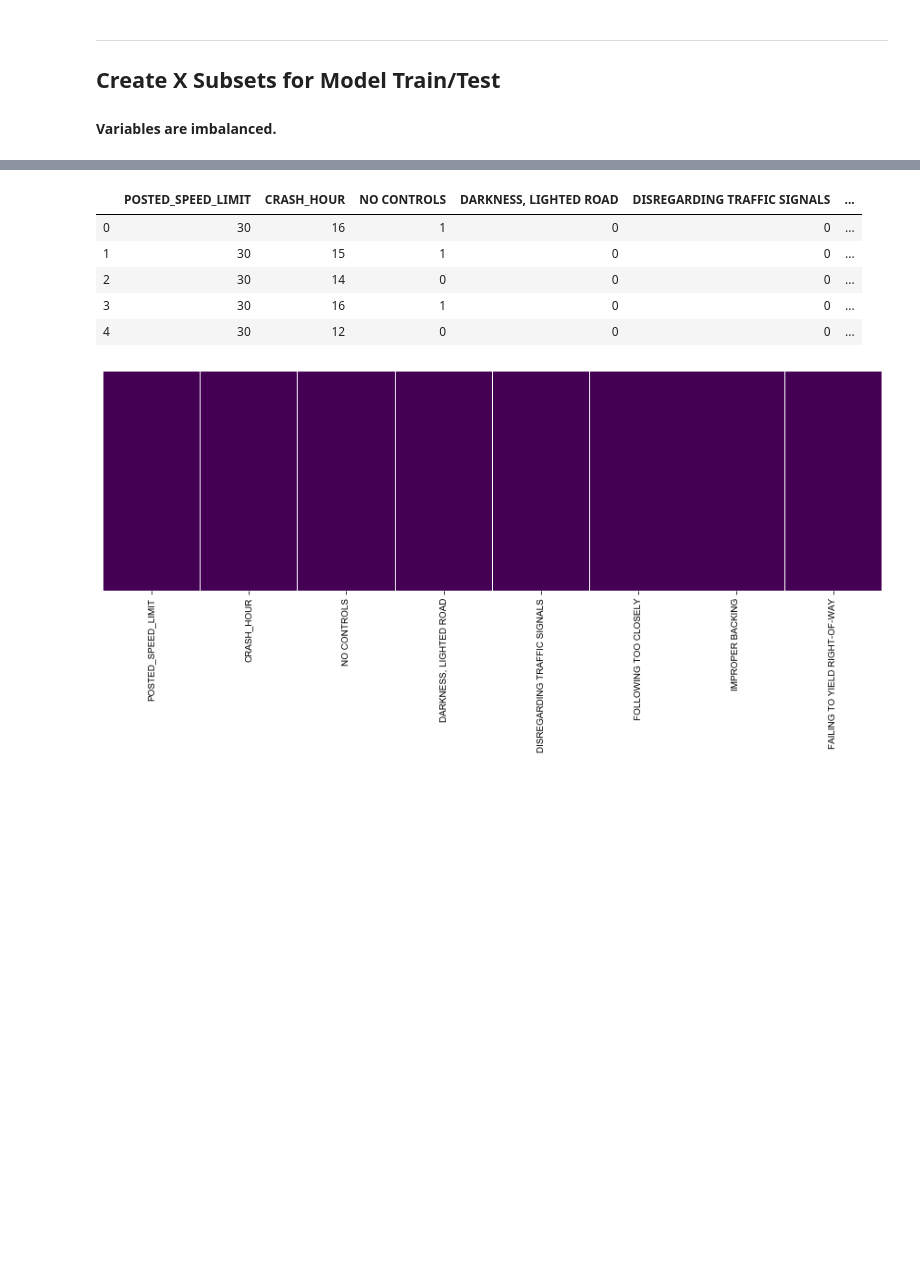
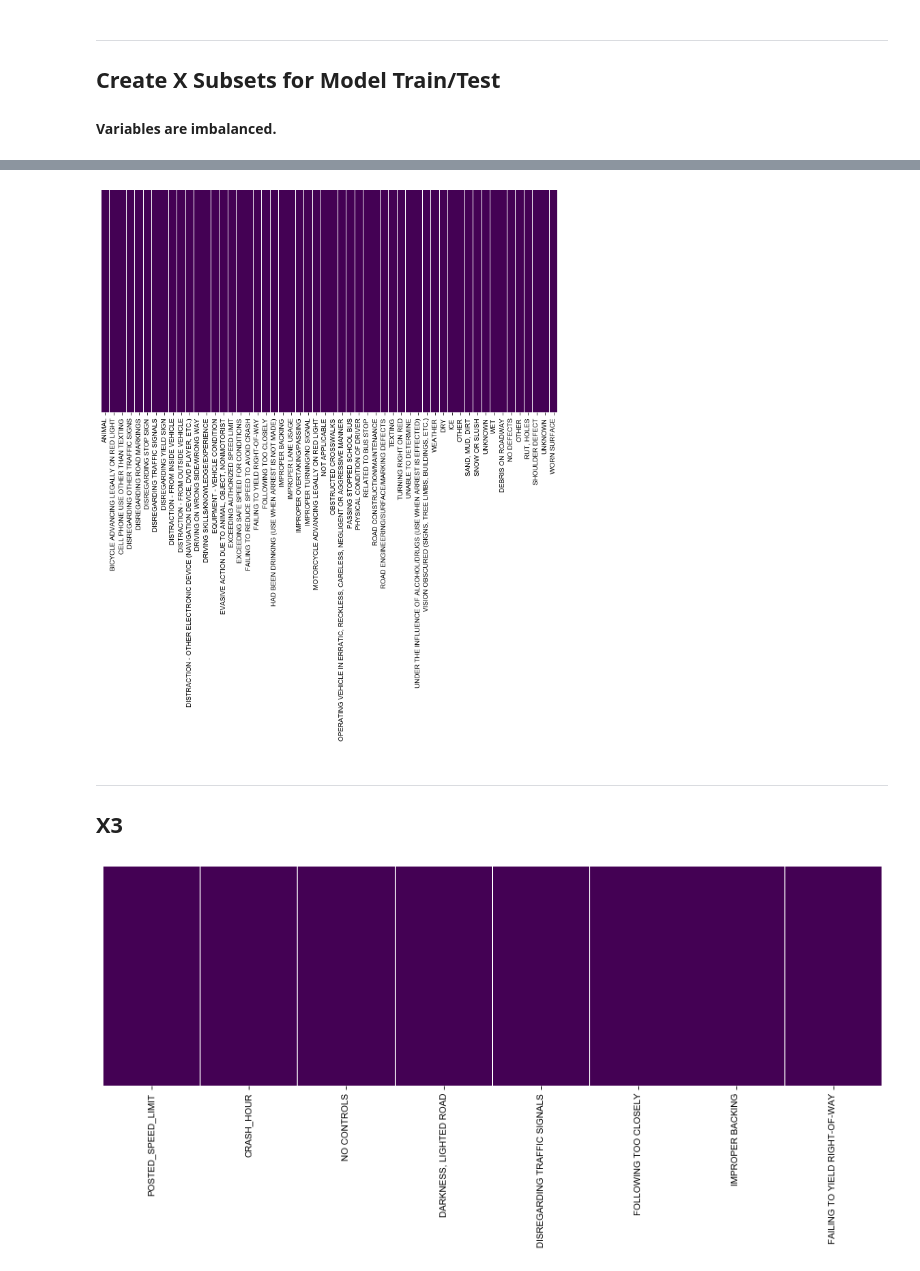
Before and after one commit to Morgan-Sell/chi-traffic-accidents, a Jupyter notebook: chi-transport-v2.ipynb, the cells around one changed output, grey strips where cells are left out. Drawn from its saved outputs; the diff is of its cells as text; code cells hidden in the pictures; blank space fills up the shorter version.

```diff
--- a/chi-transport-v2.ipynb
+++ b/chi-transport-v2.ipynb
@@ -432,5 +434,5 @@ X_2 = accidents2[['PRIM_CONTRIBUTORY_CAUSE','ROADWAY_SURFACE_COND','ROAD_DEFECT'
 prime_cause = pd.get_dummies(accidents2['PRIM_CONTRIBUTORY_CAUSE'])
 road_surface = pd.get_dummies(accidents2['ROADWAY_SURFACE_COND'])
 road_defect = pd.get_dummies(accidents2['ROAD_DEFECT'])
-X_2_dum = pd.concat([prime_cause, road_surface, road_defect], axis=1)
-X_2_train, X_2_test, y_2_train, y_2_test = train_test_split(X_2_dum.values, y_1.values,test_size=0.20, random_state=42)
+X_2 = pd.concat([prime_cause, road_surface, road_defect], axis=1)
+X_2_train, X_2_test, y_2_train, y_2_test = train_test_split(X_2.values, y_all_true.values,test_size=0.20, random_state=42)
@@ -459,3 +439,12 @@ Index(['ANIMAL', 'BICYCLE ADVANCING LEGALLY ON RED LIGHT',
+# %%
+plt.figure(figsize=(12,6))
+sns.heatmap(X_2.isnull(), yticklabels=False, cbar=False, cmap='viridis')
+plt.tight_layout();
+# %% [output]
+[figure, added]
+# %% [markdown]
+---
+## X3
 # %%
 X_3 = accidents[['POSTED_SPEED_LIMIT', 'CRASH_HOUR', 'TRAFFIC_CONTROL_DEVICE', 'LIGHTING_CONDITION',
                  'PRIM_CONTRIBUTORY_CAUSE']]
@@ -469,14 +458,8 @@ prime_cause_sub_x3 = prime_cause_x3[['DISREGARDING TRAFFIC SIGNALS','FOLLOWING T
                                      'FAILING TO YIELD RIGHT-OF-WAY']]
 x3_concat_lst = [X_3[['POSTED_SPEED_LIMIT', 'CRASH_HOUR']], no_trfc_cntrl_x3, drkns_lghtng_rd_x3, prime_cause_sub_x3]
 X_3 = pd.concat(x3_concat_lst, axis=1)
-X_3.head()
+
+X_3_train, X_3_test, y_3_train, y_3_test = train_test_split(X_3.values, y_all_true.values, test_size=0.20, random_state=42)
-# %% [output]
-|  | POSTED_SPEED_LIMIT | CRASH_HOUR | NO CONTROLS | DARKNESS, LIGHTED ROAD | DISREGARDING TRAFFIC SIGNALS | ... |
-| 0 | 30 | 16 | 1 | 0 | 0 | ... |
-| 1 | 30 | 15 | 1 | 0 | 0 | ... |
-| 2 | 30 | 14 | 0 | 0 | 0 | ... |
-| 3 | 30 | 16 | 1 | 0 | 0 | ... |
-| 4 | 30 | 12 | 0 | 0 | 0 | ... |
 # %%
 plt.figure(figsize=(12,6))
 sns.heatmap(X_3.isnull(), yticklabels=False, cbar=False, cmap='viridis')
```
Also changed, not shown: parts of 45 cells of this notebook.
